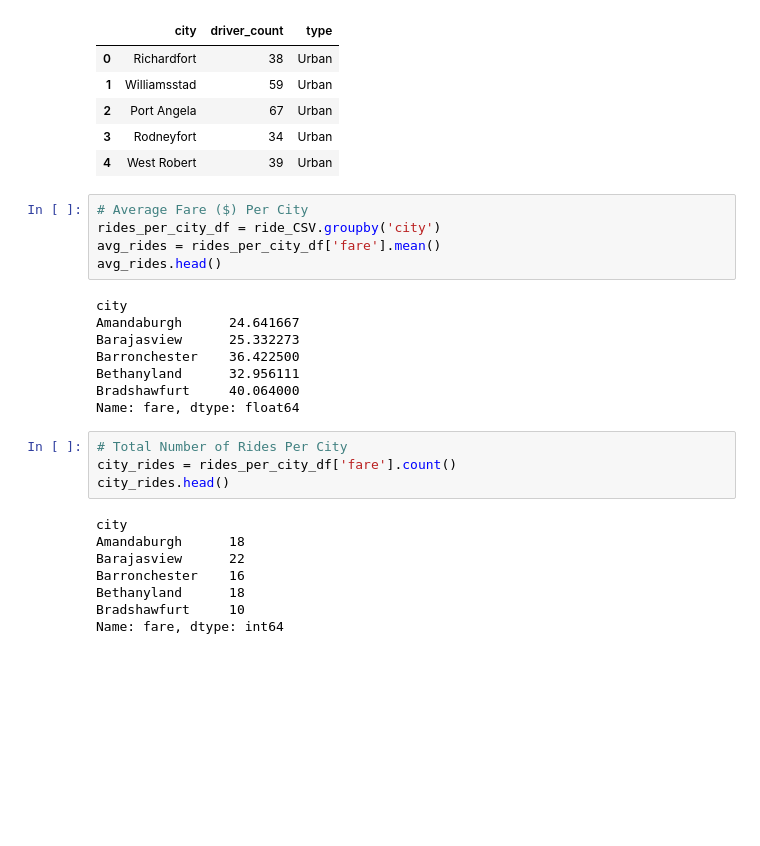
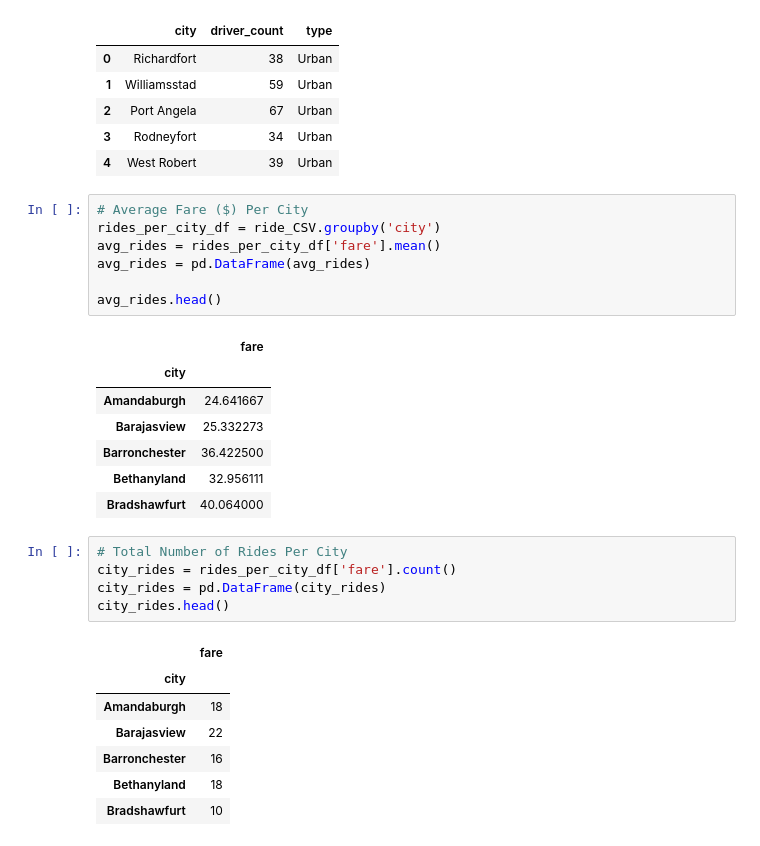
Before and after one commit to kfarner92/matplotlib-challenge, a Jupyter notebook: Pyber-KF.ipynb, the cells around one changed output. Drawn from its saved outputs; the diff is of its cells as text; blank space fills up the shorter version.

```diff
--- a/Pyber-KF.ipynb
+++ b/Pyber-KF.ipynb
@@ -63,27 +64,30 @@ city_CSV.head()
 # %%
 # Average Fare ($) Per City
 rides_per_city_df = ride_CSV.groupby('city')
 avg_rides = rides_per_city_df['fare'].mean()
+avg_rides = pd.DataFrame(avg_rides)
+
 avg_rides.head()
 # %% [output]
-city
-Amandaburgh      24.641667
-Barajasview      25.332273
-Barronchester    36.422500
-Bethanyland      32.956111
-Bradshawfurt     40.064000
-Name: fare, dtype: float64
+|  | fare |
+| city |  |
+| Amandaburgh | 24.641667 |
+| Barajasview | 25.332273 |
+| Barronchester | 36.422500 |
+| Bethanyland | 32.956111 |
+| Bradshawfurt | 40.064000 |
 # %%
 # Total Number of Rides Per City
 city_rides = rides_per_city_df['fare'].count()
+city_rides = pd.DataFrame(city_rides)
 city_rides.head()
 # %% [output]
-city
-Amandaburgh      18
-Barajasview      22
-Barronchester    16
-Bethanyland      18
-Bradshawfurt     10
-Name: fare, dtype: int64
+|  | fare |
+| city |  |
+| Amandaburgh | 18 |
+| Barajasview | 22 |
+| Barronchester | 16 |
+| Bethanyland | 18 |
+| Bradshawfurt | 10 |
 # %%
 # Total Number of Drivers Per City
```
Also changed, not shown: parts of 7 cells of this notebook, 2 other files.
